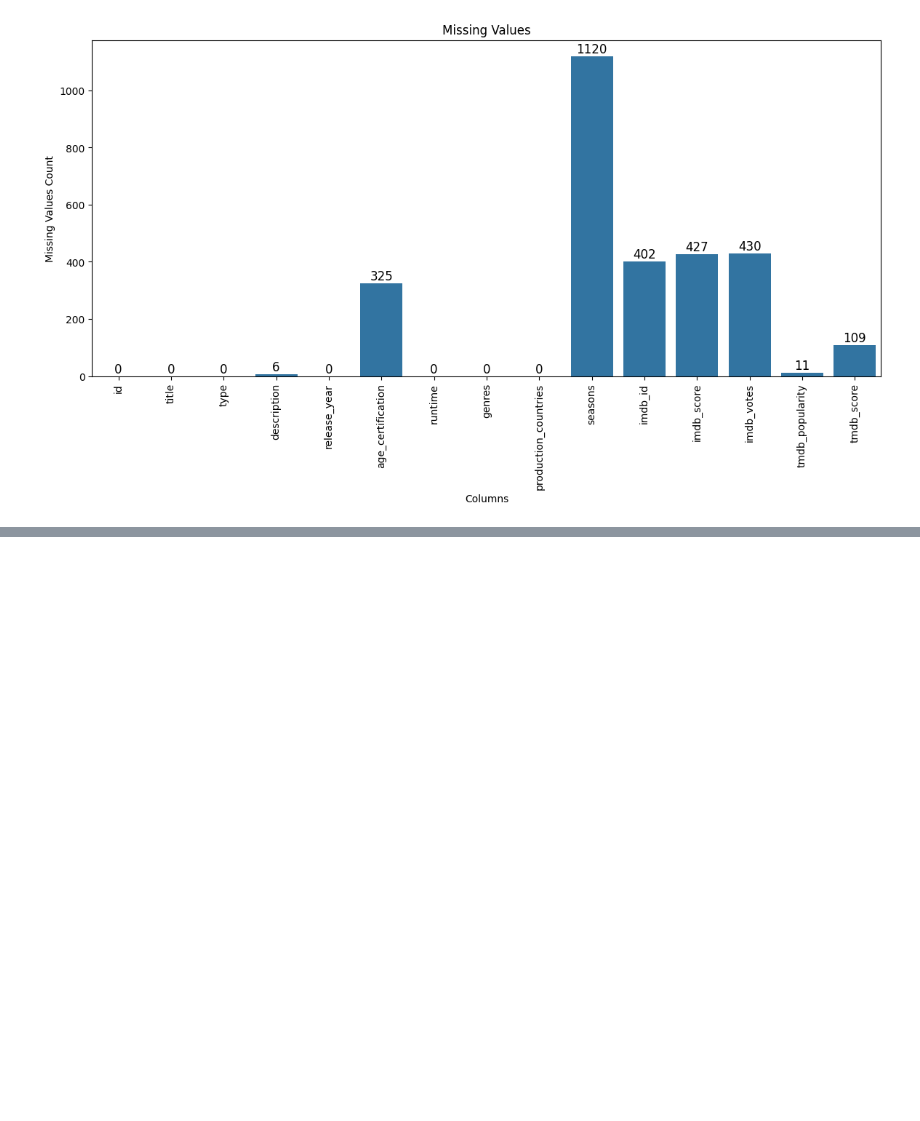
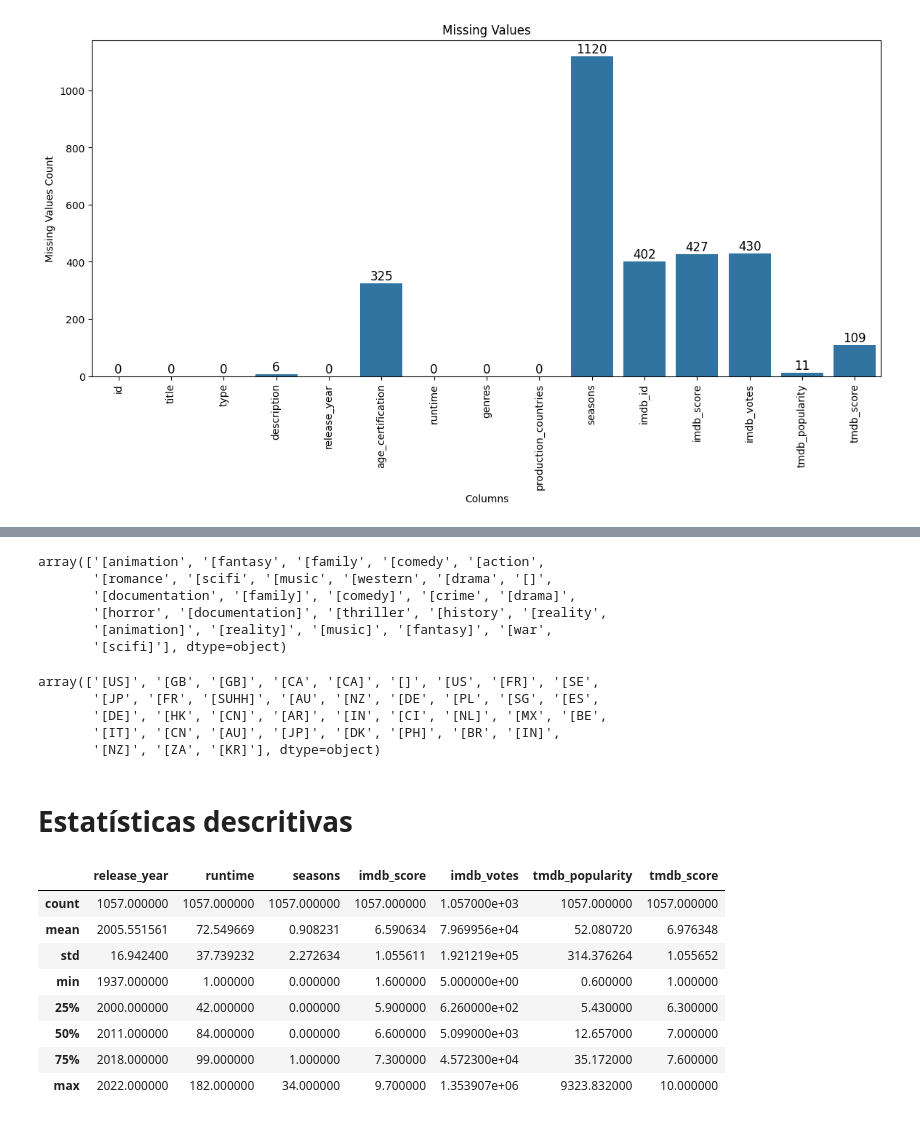
Before and after one commit to BiancaLaurindo/disney_recommendation, a Jupyter notebook: disney_plus_recommedation.ipynb, the cells around one changed output, grey strips where cells are left out. Cells and saved outputs as stored; diff of their text form; code cells hidden in the pictures; blank space fills up the shorter version.

```diff
--- a/disney_plus_recommedation.ipynb
+++ b/disney_plus_recommedation.ipynb
@@ -159,0 +210,17 @@ plt.show()
+# %%
+disney_plus['genre'].unique()
+# %% [output]
+array(['[animation', '[fantasy', '[family', '[comedy', '[action',
+       '[romance', '[scifi', '[music', '[western', '[drama', '[]',
+       '[documentation', '[family]', '[comedy]', '[crime', '[drama]',
+       '[horror', '[documentation]', '[thriller', '[history', '[reality',
+       '[animation]', '[reality]', '[music]', '[fantasy]', '[war',
+       '[scifi]'], dtype=object)
+# %%
+disney_plus['production_country'].unique()
+# %% [output]
+array(['[US]', '[GB', '[GB]', '[CA', '[CA]', '[]', '[US', '[FR]', '[SE',
+       '[JP', '[FR', '[SUHH]', '[AU', '[NZ', '[DE', '[PL', '[SG', '[ES',
+       '[DE]', '[HK', '[CN]', '[AR]', '[IN', '[CI', '[NL]', '[MX', '[BE',
+       '[IT]', '[CN', '[AU]', '[JP]', '[DK', '[PH]', '[BR', '[IN]',
+       '[NZ]', '[ZA', '[KR]'], dtype=object)
@@ -159,0 +230,14 @@ plt.show()
+# %% [markdown]
+# Estatísticas descritivas
+# %%
+disney_plus.describe()
+# %% [output]
+|  | release_year | runtime | seasons | imdb_score | imdb_votes | tmdb_popularity | tmdb_score |
+| count | 1057.000000 | 1057.000000 | 1057.000000 | 1057.000000 | 1.057000e+03 | 1057.000000 | 1057.000000 |
+| mean | 2005.551561 | 72.549669 | 0.908231 | 6.590634 | 7.969956e+04 | 52.080720 | 6.976348 |
+| std | 16.942400 | 37.739232 | 2.272634 | 1.055611 | 1.921219e+05 | 314.376264 | 1.055652 |
+| min | 1937.000000 | 1.000000 | 0.000000 | 1.600000 | 5.000000e+00 | 0.600000 | 1.000000 |
+| 25% | 2000.000000 | 42.000000 | 0.000000 | 5.900000 | 6.260000e+02 | 5.430000 | 6.300000 |
+| 50% | 2011.000000 | 84.000000 | 0.000000 | 6.600000 | 5.099000e+03 | 12.657000 | 7.000000 |
+| 75% | 2018.000000 | 99.000000 | 1.000000 | 7.300000 | 4.572300e+04 | 35.172000 | 7.600000 |
+| max | 2022.000000 | 182.000000 | 34.000000 | 9.700000 | 1.353907e+06 | 9323.832000 | 10.000000 |
```
Also changed, not shown: parts of 20 cells of this notebook.
